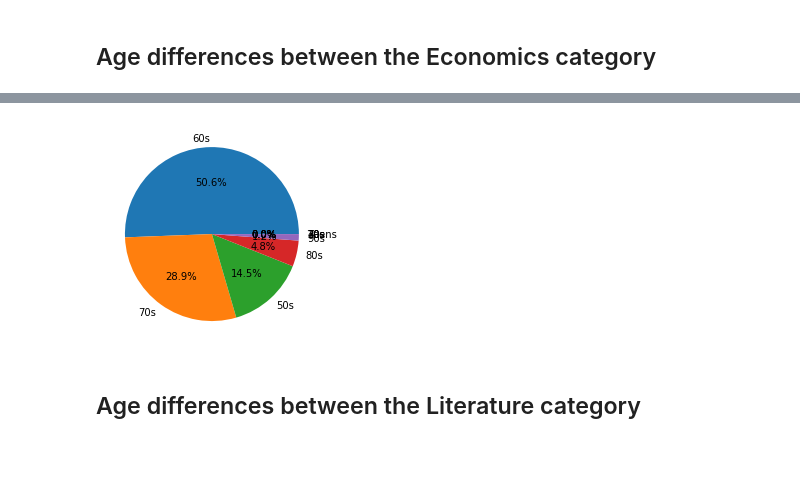
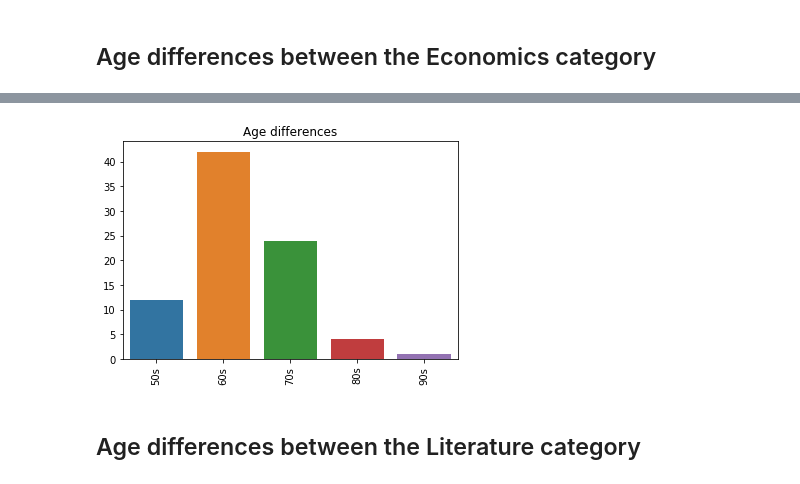
Before and after one commit to ahmedattia213/Project1DataEngineering, a Jupyter notebook: DataVisualization.ipynb, the cells around one changed output, grey strips where cells are left out. Cells and saved outputs as stored; diff of their text form; code cells hidden in the pictures; blank space fills up the shorter version.

```diff
--- a/DataVisualization.ipynb
+++ b/DataVisualization.ipynb
@@ -216,13 +219,15 @@ Economics['Birth Date'] = Economics['Birth Date'].replace(to_replace="nan", valu
 Economics['Birth Date'] = Economics['Birth Date'].apply(pd.to_numeric)
 Economics["Age"] = Economics["Year"] - Economics["Birth Date"]
 # %%
-bins = [0, 19, 29, 39, 49, 59, 69, 79, 89, 100]
-groupNames = ['Teens', '20s', '30s', '40s', '50s', '60s', '70s', '80s', '90s']
+bins = [49, 59, 69, 79, 89, 100]
+groupNames = ['50s', '60s', '70s', '80s', '90s']
 Economics['Age Categorical'] = pd.cut(Economics['Age'], bins, labels=groupNames)
 # %%
 EconomicsAge = Economics['Age Categorical'].value_counts()
 print(EconomicsAge)
 
-pie(EconomicsAge, labels=EconomicsAge.index, autopct='%1.1f%%');
-show()
+sns.barplot(x=EconomicsAge.index,y=EconomicsAge.values)
+plt.xticks(rotation=90)
+plt.title('Age differences')
+plt.show()
 # %% [output]
@@ -238,5 +239,5 @@ Teens     0
 Name: Age Categorical, dtype: int64
-[figure, old version]
+[figure, new version]
 # %% [markdown]
 ## Age differences between the Literature  category
 # %%
```
Also changed, not shown: parts of 19 cells of this notebook.
